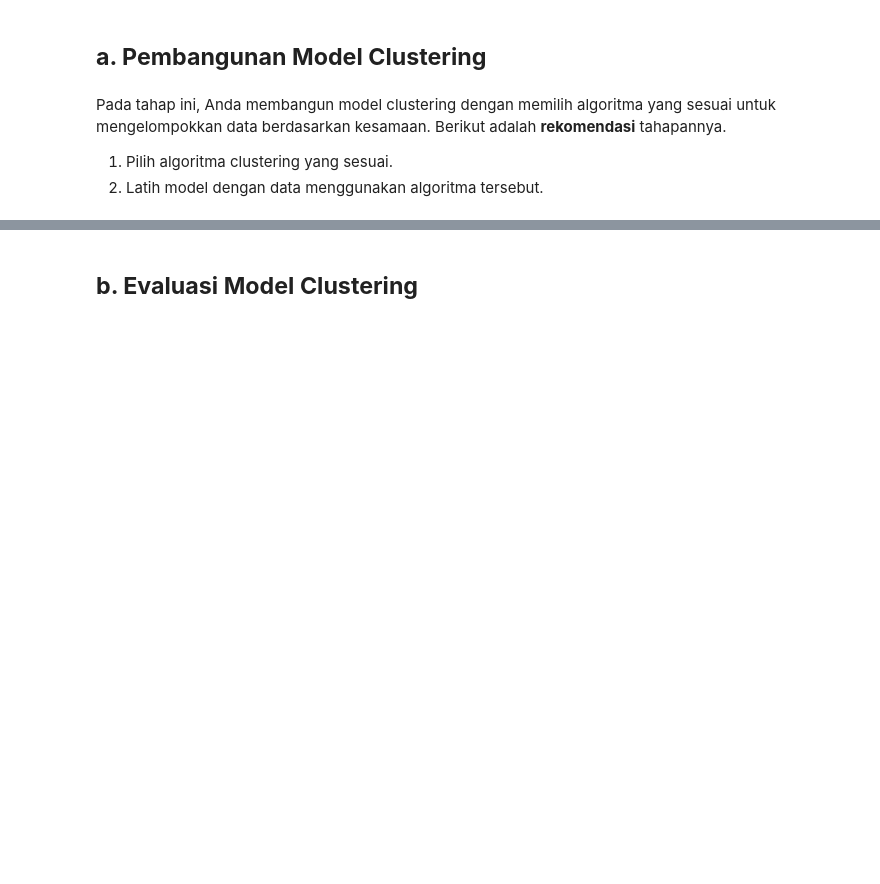
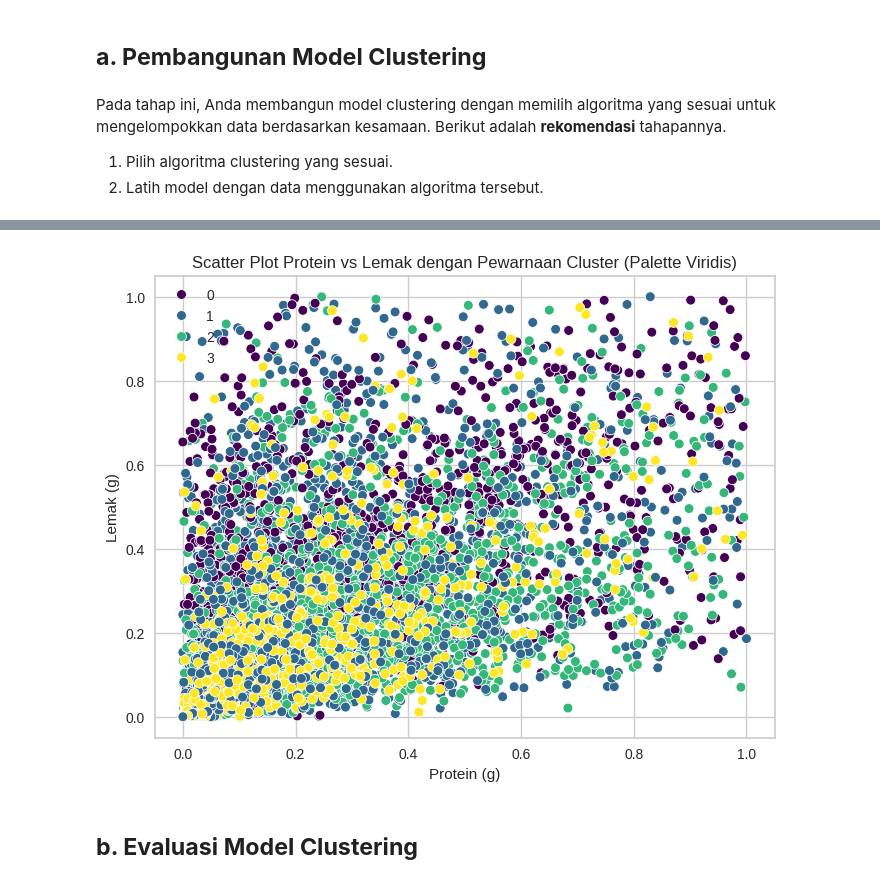
Before and after one commit to Us9r/DicodingBMLP, a Jupyter notebook: [Clustering]_Submission_Akhir_BMLP_Us9r.ipynb, the cells around one changed output, grey strips where cells are left out. Drawn from its saved outputs; the diff is of its cells as text; code cells hidden in the pictures; blank space fills up the shorter version.

```diff
--- a/[Clustering]_Submission_Akhir_BMLP_Us9r.ipynb
+++ b/[Clustering]_Submission_Akhir_BMLP_Us9r.ipynb
@@ -423,3 +576,25 @@ Pada tahap ini, Anda membangun model clustering dengan memilih algoritma yang se
+# %%
+import matplotlib.pyplot as plt
+import seaborn as sns
+
+# Asumsikan 'df' adalah DataFrame Anda yang berisi hasil clustering dan fitur numerik
+
+# Buat scatter plot dengan pewarnaan berdasarkan cluster
+plt.figure(figsize=(8, 6))
+sns.scatterplot(x='Protein(g)', y='Fat(g)', hue='Cluster', data=df, palette='viridis', s=50)
+
+# Atur label sumbu dan judul
+plt.xlabel('Protein (g)')
+plt.ylabel('Lemak (g)')
+plt.title('Scatter Plot Protein vs Lemak dengan Pewarnaan Cluster (Palette Viridis)')
+
+# Tampilkan legenda
+plt.legend()
+
+# Tampilkan plot
+plt.show()
+# %% [output]
+[figure, added]
 # %% [markdown]
 ## **b. Evaluasi Model Clustering**
 # %% [markdown]
```
Also changed, not shown: parts of 16 cells of this notebook.
